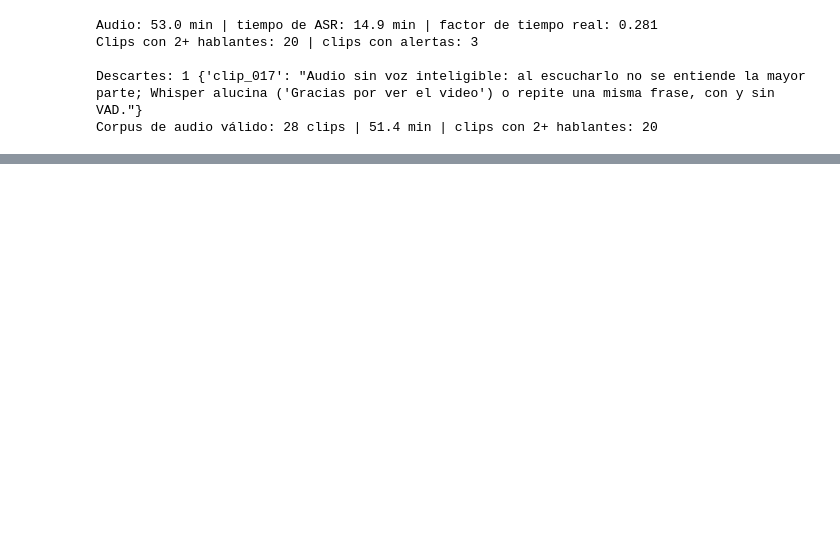
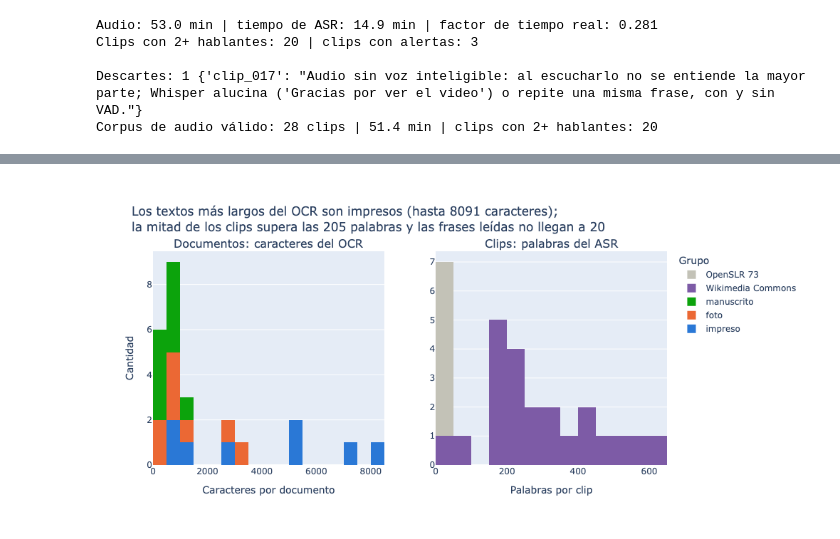
Before and after one commit to isabellaach/python-qlab, a Jupyter notebook: tarea_2/01_extraccion.ipynb, the cells around one changed output, grey strips where cells are left out. Cells and saved outputs as stored; diff of their text form; code cells hidden in the pictures; blank space fills up the shorter version.

Commit message:
parte 1: seudonimización, limpieza, EDA, validación y exportación de los CSV
Co-Authored-By: Claude Opus 5.5 <noreply@anthropic.com>

```diff
--- a/tarea_2/01_extraccion.ipynb
+++ b/tarea_2/01_extraccion.ipynb
@@ -679,0 +820,27 @@ voz.a_tabla(asr["clip_002"][1]).head(12)
+# %%
+import plotly.graph_objects as go
+from plotly.subplots import make_subplots
+
+longitudes = pd.concat([
+    pd.DataFrame({"modalidad": "Documentos: caracteres del OCR", "longitud": ocr_docs["caracteres"], "grupo": ocr_docs["tipo"]}),
+    pd.DataFrame({"modalidad": "Clips: palabras del ASR", "longitud": clips["palabras"], "grupo": clips["fuente"]}),
+])
+COLOR_GRUPO = COLOR_TIPO | {"Wikimedia Commons": "#7d5ba6", "OpenSLR 73": "#c3c2b7"}
+mediana_pal = clips["palabras"].median()
+
+# un histograma por panel, cada uno con sus propios intervalos (caracteres y palabras no comparten escala)
+fig = make_subplots(rows=1, cols=2, subplot_titles=["Documentos: caracteres del OCR", "Clips: palabras del ASR"])
+for col, (modalidad, ancho) in enumerate([("Documentos: caracteres del OCR", 500), ("Clips: palabras del ASR", 50)], start=1):
+    parte = longitudes[longitudes["modalidad"] == modalidad]
+    for grupo, filas in parte.groupby("grupo", sort=False):
+        fig.add_trace(go.Histogram(x=filas["longitud"], name=grupo, marker_color=COLOR_GRUPO[grupo],
+                                   xbins=dict(start=0, size=ancho), bingroup=modalidad), row=1, col=col)
+fig.update_layout(barmode="stack", width=1000, height=480, legend_title_text="Grupo",
+                  title=f"Los textos más largos del OCR son impresos (hasta {ocr_docs['caracteres'].max()} caracteres);<br>"
+                        f"la mitad de los clips supera las {mediana_pal:.0f} palabras y las frases leídas no llegan a 20")
+fig.update_xaxes(title_text="Caracteres por documento", row=1, col=1)
+fig.update_xaxes(title_text="Palabras por clip", row=1, col=2)
+fig.update_yaxes(title_text="Cantidad", row=1, col=1)
+fig.show()
+# %% [output]
+[figure, added]
```
Also changed, not shown: parts of 18 cells of this notebook, 2 other files.
